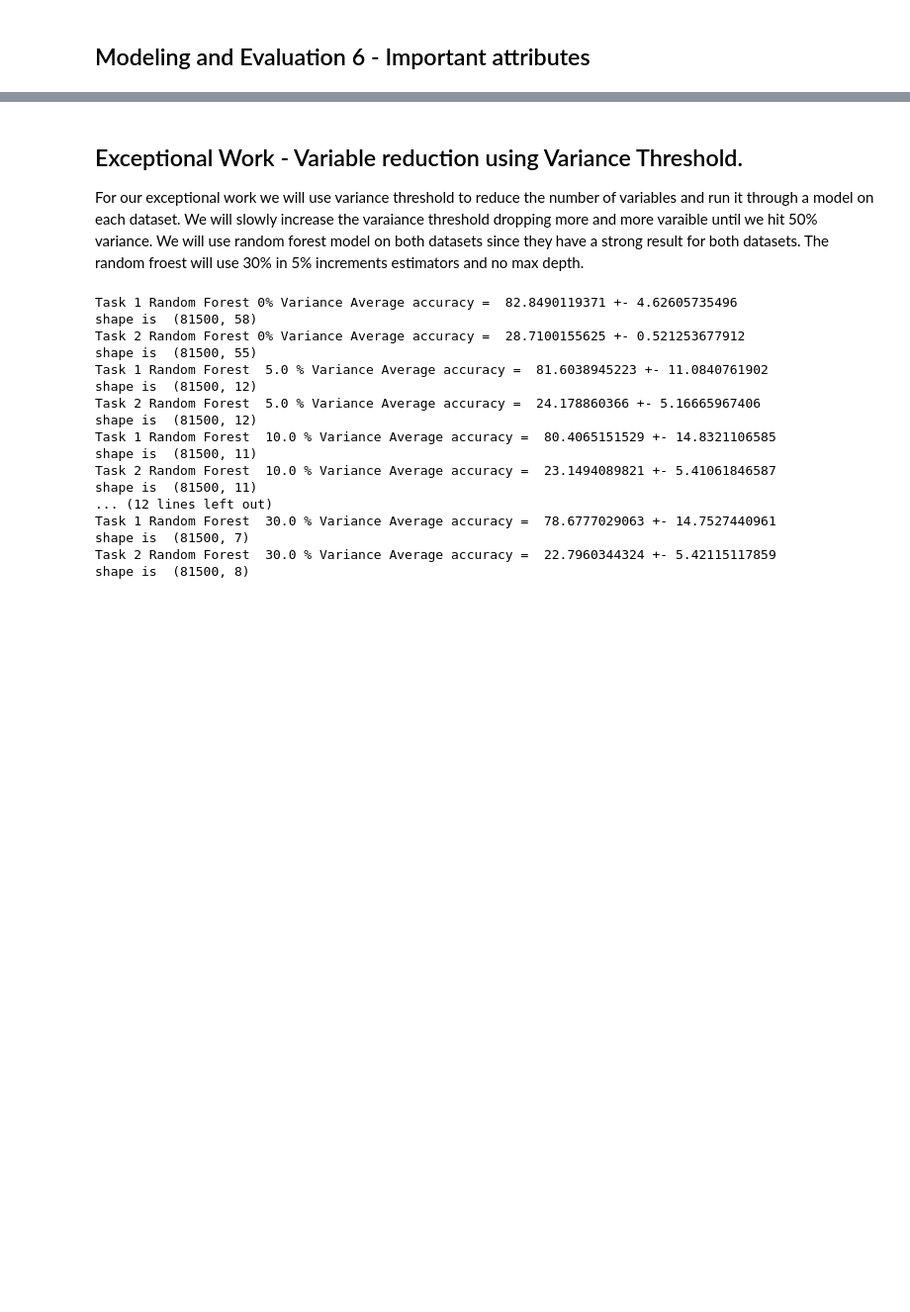
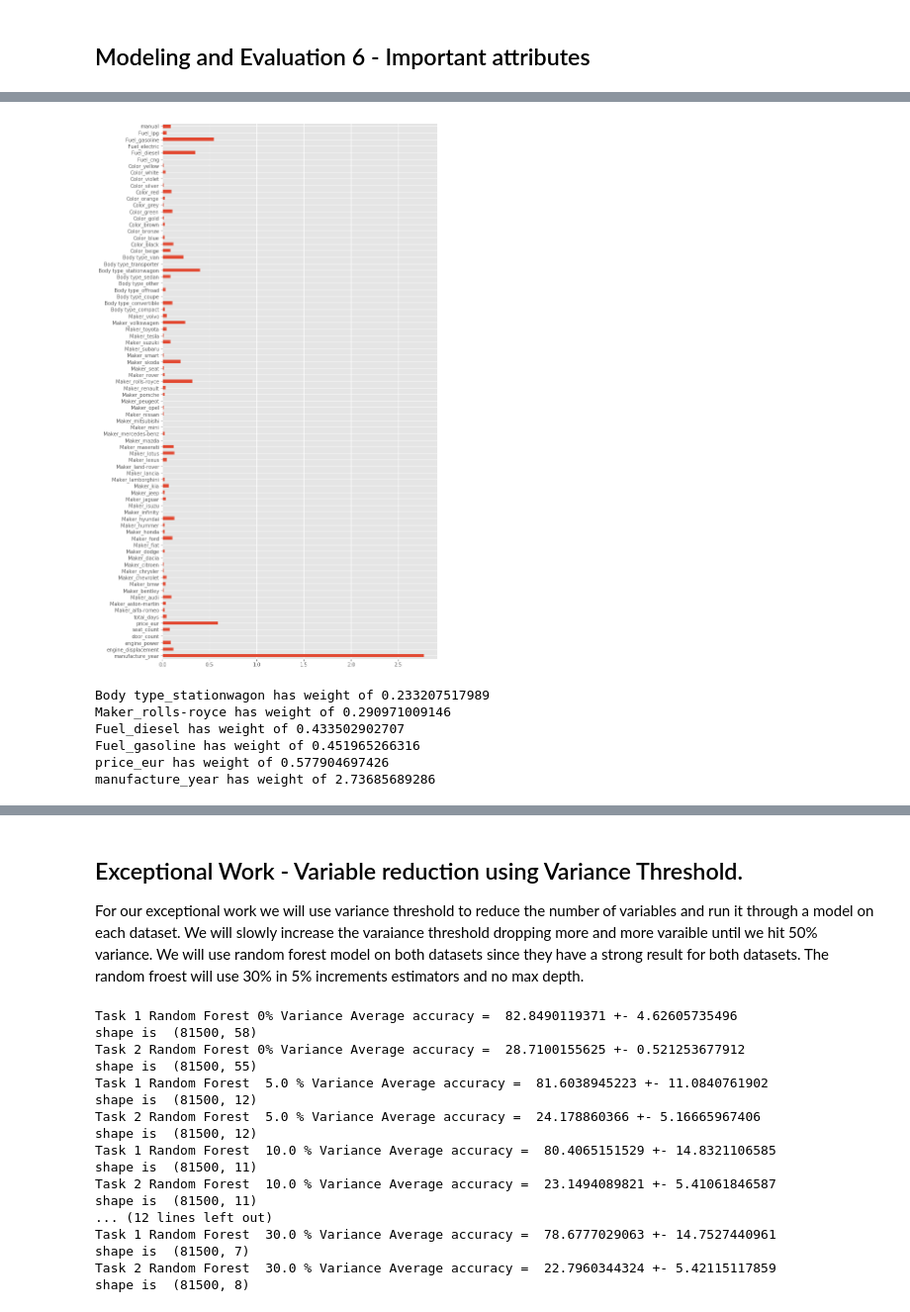
Before and after one commit to agbaca/DataMiningFall17, a Jupyter notebook: Lab2.ipynb, the cells around one changed output, grey strips where cells are left out. Shown: that part at 99% size. Saved outputs shown, nothing was run; the diff lists cells and outputs as text; code cells hidden in the pictures; blank space fills up the shorter version.

```diff
--- a/Lab2.ipynb
+++ b/Lab2.ipynb
@@ -1255,0 +1305,39 @@ ValueError: Wrong number of items passed 82, placement implies 64
+# %%
+from sklearn.preprocessing import StandardScaler
+
+
+
+# scale attributes by the training set
+scl_obj = StandardScaler()
+scl_obj.fit(X_train)
+
+X_train_scaled = scl_obj.transform(X_train) # apply to training
+X_test_scaled = scl_obj.transform(X_test) #
+
+# train the model just as before
+lrclf = LogisticRegression(penalty='l1')
+lrclf.fit(X_train_scaled,y_train)
+
+lr_y_hat = lr_clf.predict(X_test_scaled) # get test set precitions
+
+from matplotlib import pyplot as plt
+%matplotlib inline
+plt.style.use('ggplot')
+plt.figure(figsize=(10,20))
+weights = pd.Series(abs(lrclf.coef_[0]),index=df.columns)
+weights.plot(kind='barh')
+plt.show()
+
+zip_vars = zip(abs(lr_clf.coef_.T),df.columns) # combine attributes
+zip_vars = sorted(zip_vars)
+for coef, name in zip_vars:
+    if abs(coef) >.2:
+        print(name, 'has weight of', coef[0]) # now print them out
+# %% [output]
+[figure, added]
+Body type_stationwagon has weight of 0.233207517989
+Maker_rolls-royce has weight of 0.290971009146
+Fuel_diesel has weight of 0.433502902707
+Fuel_gasoline has weight of 0.451965266316
+price_eur has weight of 0.577904697426
+manufacture_year has weight of 2.73685689286
```
Also changed, not shown: parts of 26 cells of this notebook.
